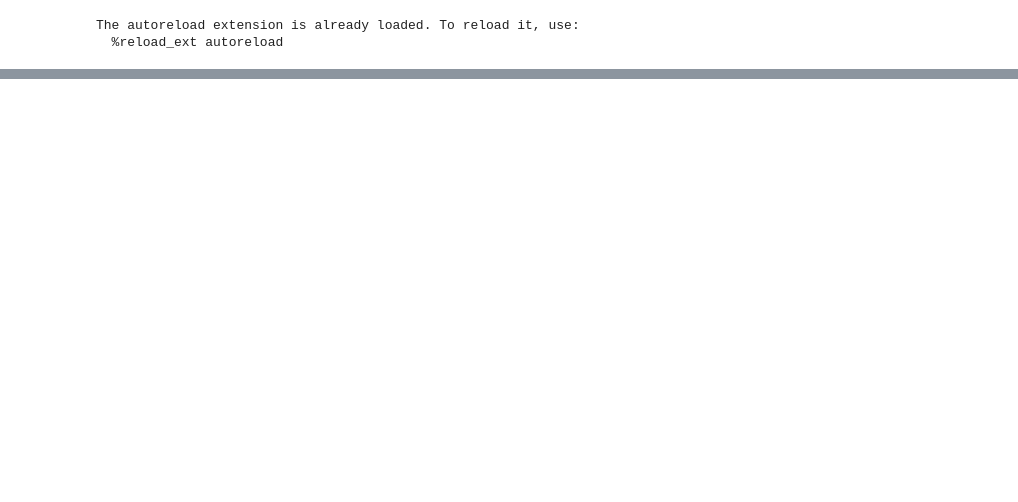
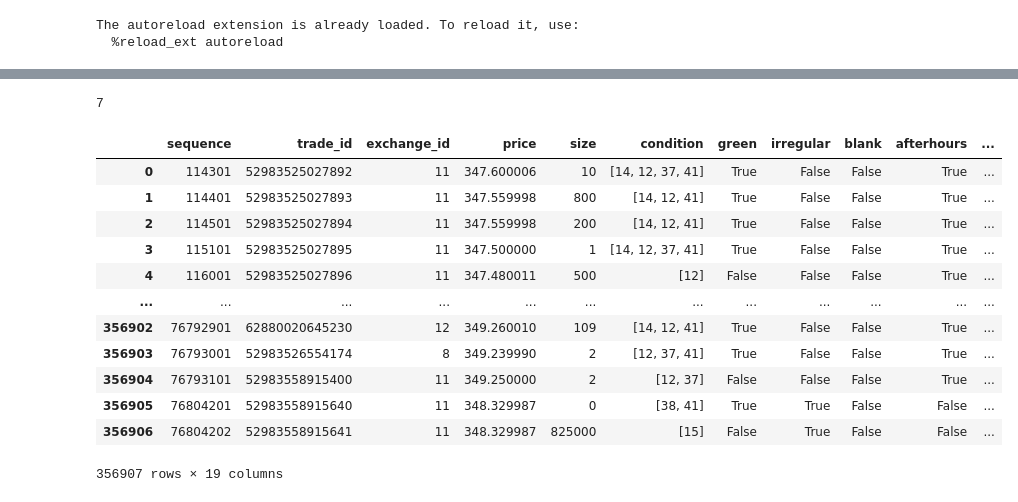
Before and after one commit to bobcolner/pandas-polygon, a Jupyter notebook: notebook.ipynb, the cells around one changed output, grey strips where cells are left out. Saved outputs shown, nothing was run; the diff lists cells and outputs as text; code cells hidden in the pictures; blank space fills up the shorter version.

```diff
--- a/notebook.ipynb
+++ b/notebook.ipynb
@@ -26,0 +52,2 @@ df = pb.trades_to_df(trades)
+# %%
+df = pb.ticks_to_df(trades, tick_type='trades')
@@ -26,0 +58,4 @@ df = pb.trades_to_df(trades)
+# %%
+sum(df.jma.isna())
+# %% [output]
+7
@@ -26,0 +65,18 @@ df = pb.trades_to_df(trades)
+# %%
+dff = ft.add_filters(df, 'price')
+# %%
+dff
+# %% [output]
+|  | sequence | trade_id | exchange_id | price | size | condition | green | irregular | blank | afterhours | ... |
+| 0 | 114301 | 52983525027892 | 11 | 347.600006 | 10 | [14, 12, 37, 41] | True | False | False | True | ... |
+| 1 | 114401 | 52983525027893 | 11 | 347.559998 | 800 | [14, 12, 41] | True | False | False | True | ... |
+| 2 | 114501 | 52983525027894 | 11 | 347.559998 | 200 | [14, 12, 41] | True | False | False | True | ... |
+| 3 | 115101 | 52983525027895 | 11 | 347.500000 | 1 | [14, 12, 37, 41] | True | False | False | True | ... |
+| 4 | 116001 | 52983525027896 | 11 | 347.480011 | 500 | [12] | False | False | False | True | ... |
+| ... | ... | ... | ... | ... | ... | ... | ... | ... | ... | ... | ... |
+| 356902 | 76792901 | 62880020645230 | 12 | 349.260010 | 109 | [14, 12, 41] | True | False | False | True | ... |
+| 356903 | 76793001 | 52983526554174 | 8 | 349.239990 | 2 | [12, 37, 41] | True | False | False | True | ... |
+| 356904 | 76793101 | 52983558915400 | 11 | 349.250000 | 2 | [12, 37] | False | False | False | True | ... |
+| 356905 | 76804201 | 52983558915640 | 11 | 348.329987 | 0 | [38, 41] | True | True | False | False | ... |
+| 356906 | 76804202 | 52983558915641 | 11 | 348.329987 | 825000 | [15] | False | True | False | False | ... |
+356907 rows × 19 columns
```
Also changed, not shown: parts of 30 cells of this notebook, 6 other files.
